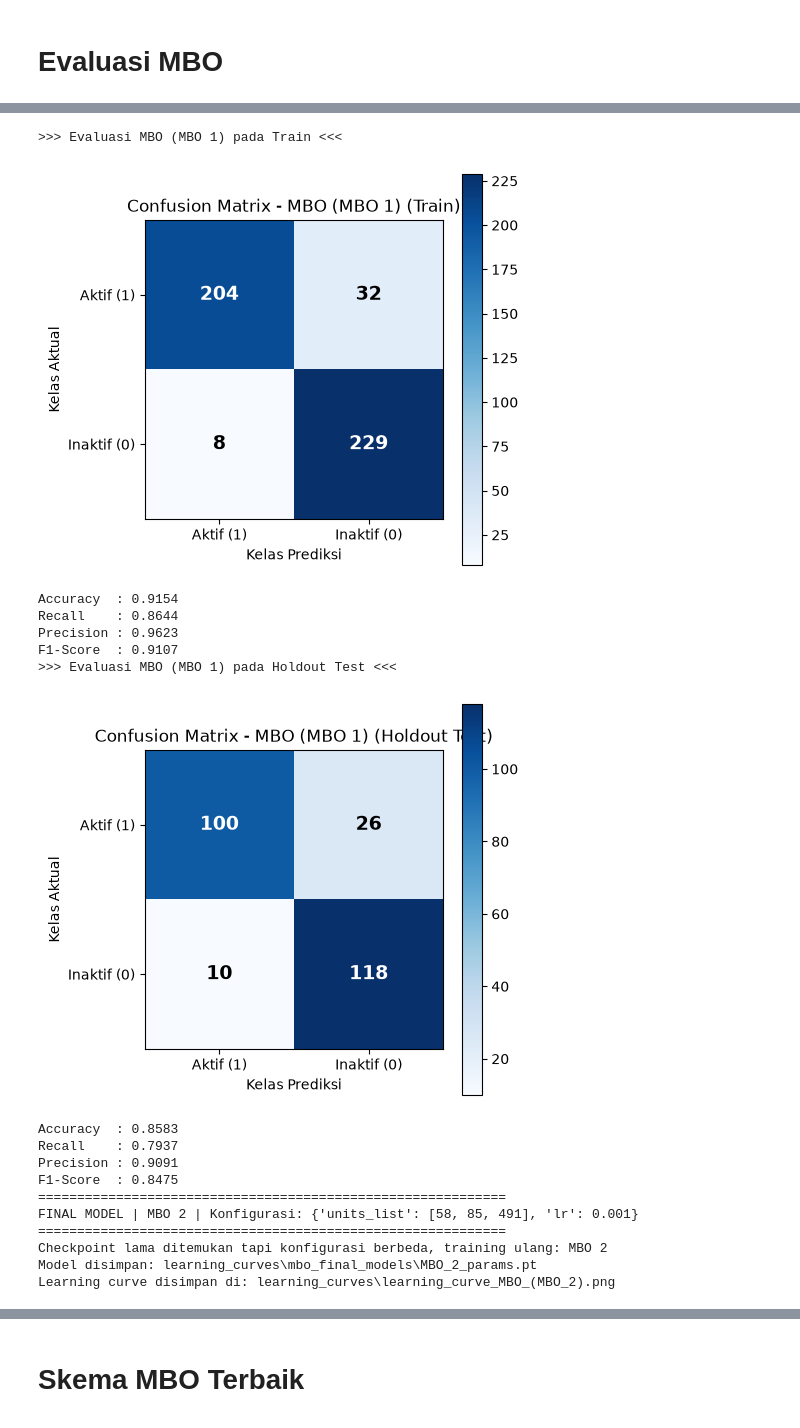
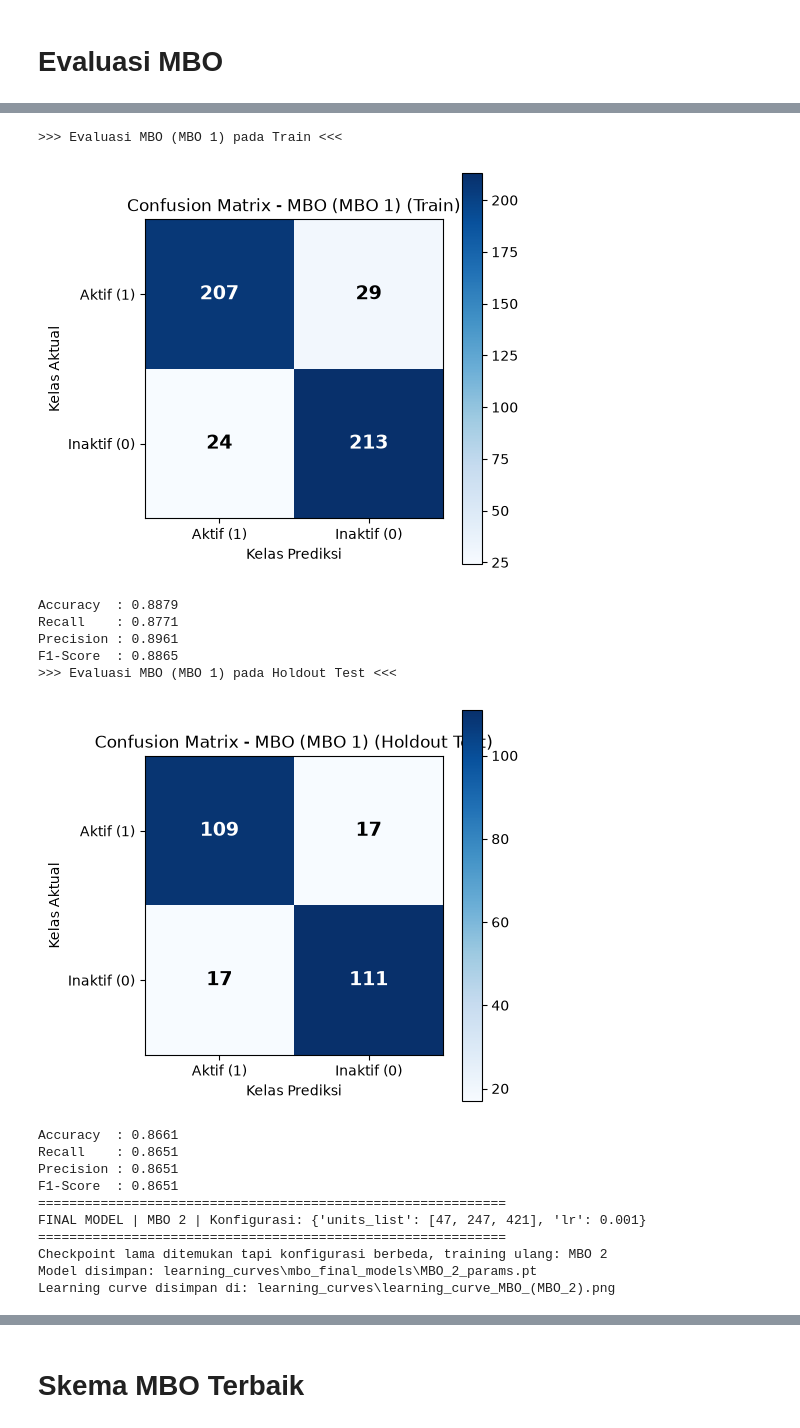
Before and after one commit to EmirAtthariq/Smiles2Vec_LSTM, a Jupyter notebook: smiles2vec_LSTM.ipynb, the cells around one changed output, grey strips where cells are left out. Drawn from its saved outputs; the diff is of its cells as text; code cells hidden in the pictures.

```diff
--- a/smiles2vec_LSTM.ipynb
+++ b/smiles2vec_LSTM.ipynb
@@ -366,7 +375,8 @@ for name, units_list in baseline_configs.items():
 
     net = build_skorch_net_with_history(
         units_list, X_val, Y_val,
-        vocab_size=vocab_size, epochs=50, lr=0.001, batch_size=32
+        vocab_size=vocab_size, epochs=100, lr=0.001, batch_size=32,
+        patience=10, checkpoint_dir=f"checkpoints/baseline_{name.replace(' ', '_')}"
     )
     net.fit(X_tr, Y_tr)
     final_baseline_nets[name] = net
@@ -530,23 +540,17 @@ def decode_solution(vector):
 # %% [markdown]
 # Fitness Function
 # %%
-def fitness_function(vector, X_tr, Y_tr, X_val, Y_val, vocab_size, epochs=20, batch_size=32):
+def fitness_function(vector, X_tr, Y_tr, X_val, Y_val, vocab_size, epochs=100, batch_size=32, patience=10):
     """
-    Fitness = validation loss pada epoch terakhir. MBO MEMINIMALKAN nilai ini
-    (bukan memaksimalkan accuracy). valid_loss dihitung otomatis oleh skorch
-    tiap epoch lewat train_split=predefined_split(val_dataset), jadi tidak
-    perlu predict() manual ke X_val.
-    epochs sengaja lebih kecil (20) dibanding training final (50) untuk
-    mempercepat proses pencarian MBO, karena tiap evaluasi fitness akan
-    dipanggil ratusan-ribuan kali (NP x max_iter x jumlah skema).
+    Fitness = validation loss TERBAIK sepanjang training (bukan epoch terakhir),
+    karena dengan early stopping, epoch terakhir yang dijalankan adalah
+    (best_epoch + patience), bukan titik optimalnya.
     """
     config = decode_solution(vector)
-
     val_dataset = TensorDataset(
         torch.tensor(X_val, dtype=torch.long),
         torch.tensor(Y_val, dtype=torch.long)
     )
-
     net = NeuralNetClassifier(
         module=LSTMBaselineSkorch,
         module__vocab_size=vocab_size,
@@ -559,15 +563,17 @@ def fitness_function(vector, X_tr, Y_tr, X_val, Y_val, vocab_size, epochs=20, ba
         batch_size=batch_size,
         device=device,
         train_split=predefined_split(val_dataset),
+        callbacks=[
+            ("early_stop", EarlyStopping(monitor="valid_loss", patience=patience, lower_is_better=True)),
+        ],
         verbose=0
     )
-
     try:
         net.fit(X_tr, Y_tr)
-        return net.history[-1, "valid_loss"]
+        return min(net.history[:, "valid_loss"])  # loss terbaik, bukan net.history[-1, "valid_loss"]
     except Exception as e:
         print(f"Evaluasi gagal untuk konfigurasi {config}: {e}")
-        return float("inf")  # fitness terburuk (loss besar) kalau kombinasi hyperparameter gagal dilatih
+        return float("inf")
 # %% [markdown]
 # Implementasi Algoritma MBO
 # %%
@@ -634,7 +640,7 @@ def clip_to_bounds(population, bounds):
 # Fungsi utama MBO
 # %%
 def run_mbo(p, X_tr, Y_tr, X_val, Y_val, vocab_size, NP=10, max_iter=10, Smax=1.0, BAR=5/12,
-            dim=DIM, bounds=BOUNDS, fitness_epochs=20, scheme_name=""):
+            dim=DIM, bounds=BOUNDS, fitness_epochs=100, scheme_name=""):
 
     NP1 = int(np.ceil(p * NP))
     NP2 = NP - NP1
@@ -708,7 +714,7 @@ for scheme_name, cfg in mbo_schemes.items():
         NP=10,
         max_iter=10,
         Smax=1.0,
-        fitness_epochs=20,
+        fitness_epochs=100,
         scheme_name=scheme_name
     )
 
@@ -809,9 +815,11 @@ for scheme_name, result in mbo_results.items():
     net = build_skorch_net_with_history(
         config["units_list"], X_val, Y_val,
         vocab_size=vocab_size,
-        epochs=50,           # epoch penuh untuk model final, sesuai Tabel 4 (Iterasi Maksimum)
+        epochs=100,
         lr=config["lr"],
-        batch_size=32
+        batch_size=32,
+        patience=10,
+        checkpoint_dir=f"checkpoints/{safe_name}"
     )
 
     # Cek apakah checkpoint tersimpan cocok dengan konfigurasi hasil MBO run ini.
@@ -886,17 +894,17 @@ Learning curve disimpan di: learning_curves\learning_curve_MBO_(MBO_1).png
 >>> Evaluasi MBO (MBO 1) pada Train <<<
-[figure, old version]
+[figure, new version]
-Accuracy  : 0.9154
-Recall    : 0.8644
-Precision : 0.9623
-F1-Score  : 0.9107
+Accuracy  : 0.8879
+Recall    : 0.8771
+Precision : 0.8961
+F1-Score  : 0.8865
 >>> Evaluasi MBO (MBO 1) pada Holdout Test <<<
-[figure, old version]
+[figure, new version]
-Accuracy  : 0.8583
-Recall    : 0.7937
-Precision : 0.9091
-F1-Score  : 0.8475
+Accuracy  : 0.8661
+Recall    : 0.8651
+Precision : 0.8651
+F1-Score  : 0.8651
 ============================================================
-FINAL MODEL | MBO 2 | Konfigurasi: {'units_list': [58, 85, 491], 'lr': 0.001}
+FINAL MODEL | MBO 2 | Konfigurasi: {'units_list': [47, 247, 421], 'lr': 0.001}
 ============================================================
 Checkpoint lama ditemukan tapi konfigurasi berbeda, training ulang: MBO 2
 Model disimpan: learning_curves\mbo_final_models\MBO_2_params.pt
```
Also changed, not shown: parts of 13 cells of this notebook, 38 other files.
